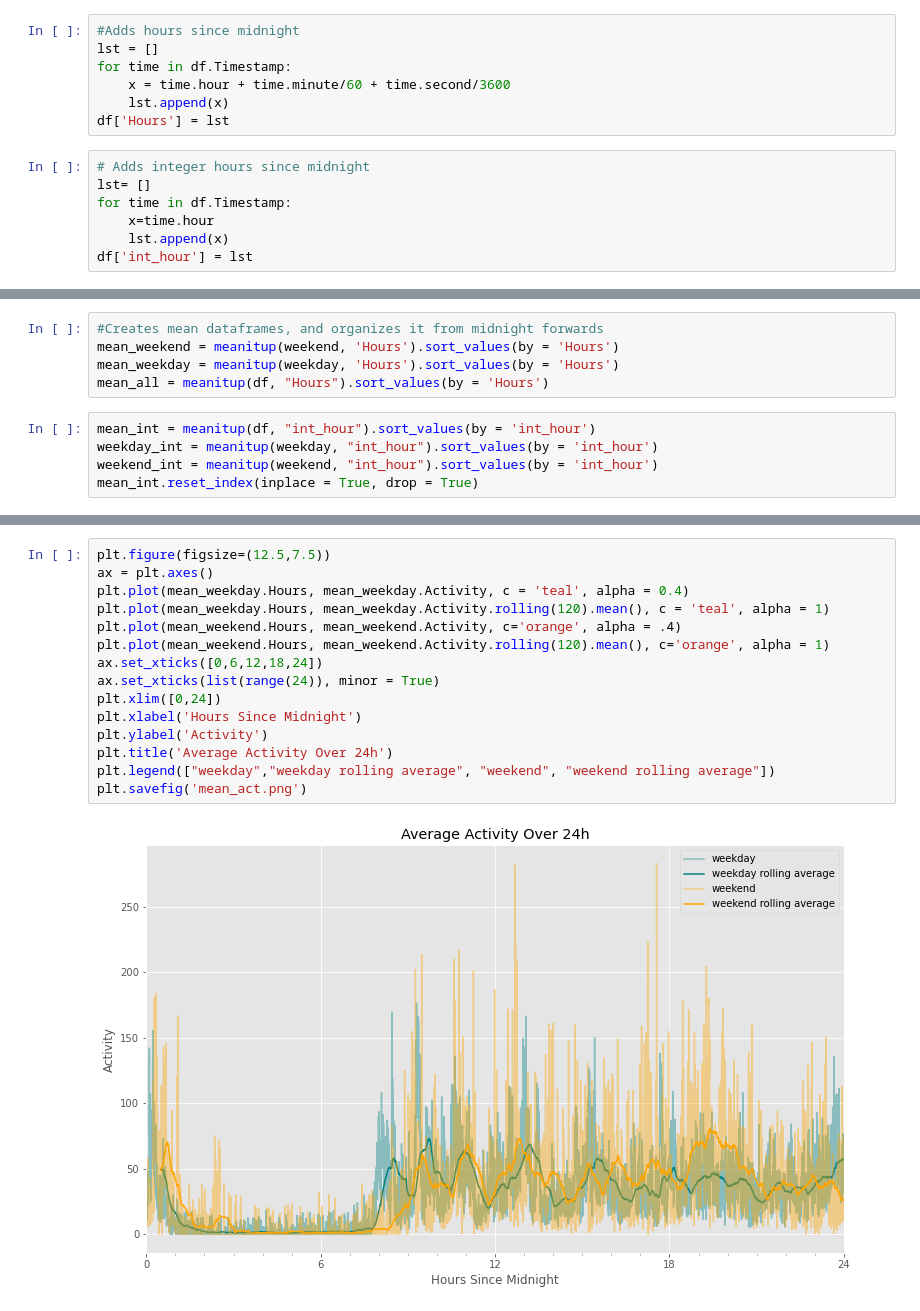
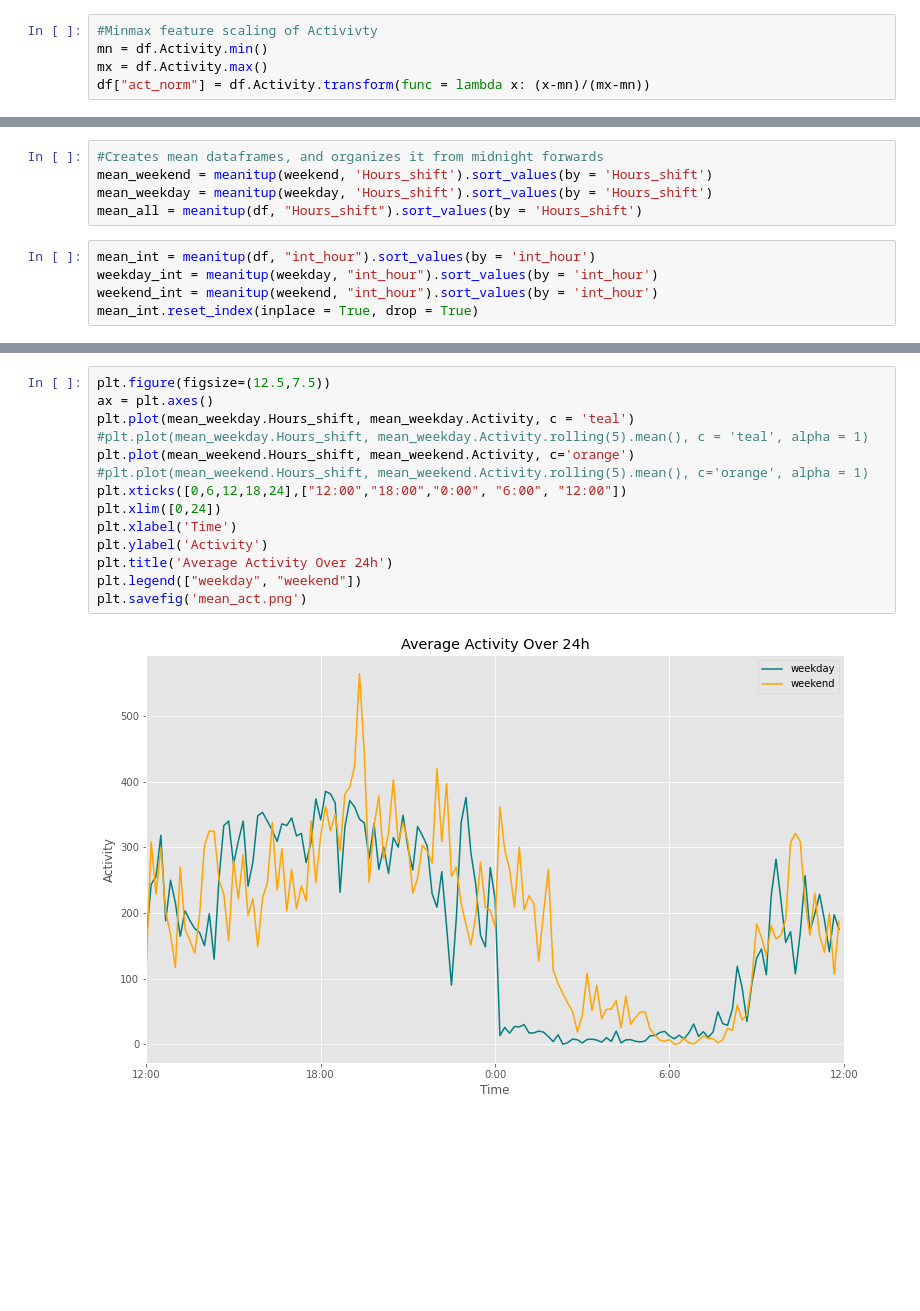
Before and after one commit to HForrest/Biol-422, a Jupyter notebook: Activity_analysis.ipynb, the cells around one changed output, grey strips where cells are left out. Saved outputs shown, nothing was run; the diff lists cells and outputs as text; blank space fills up the shorter version.

```diff
--- a/Activity_analysis.ipynb
+++ b/Activity_analysis.ipynb
@@ -29,17 +31,8 @@ df['Dayofweek'] = lst
-# %%
-#Adds hours since midnight
-lst = []
-for time in df.Timestamp:
-    x = time.hour + time.minute/60 + time.second/3600
-    lst.append(x)
-df['Hours'] = lst
-# %%
-# Adds integer hours since midnight
-lst= []
-for time in df.Timestamp:
-    x=time.hour
-    lst.append(x)
-df['int_hour'] = lst
+# %%
+#Minmax feature scaling of Activivty
+mn = df.Activity.min()
+mx = df.Activity.max()
+df["act_norm"] = df.Activity.transform(func = lambda x: (x-mn)/(mx-mn))
 # %%
 #Filters by day of week
 weekday = df.loc[df.Dayofweek <= 4]
@@ -75,9 +68,9 @@ def meanitup(df, label):
 Data was collected every 15 seconds. Data was first filtered by whenever it was collected in the weekday or weekend or not filtered at all. The mean of all datapoints from the same 15 seconds in each of these sets was taken, creating an "Average day" on the weekday, weekend, or all days.
 # %%
 #Creates mean dataframes, and organizes it from midnight forwards
-mean_weekend = meanitup(weekend, 'Hours').sort_values(by = 'Hours')
-mean_weekday = meanitup(weekday, 'Hours').sort_values(by = 'Hours')
-mean_all = meanitup(df, "Hours").sort_values(by = 'Hours')
+mean_weekend = meanitup(weekend, 'Hours_shift').sort_values(by = 'Hours_shift')
+mean_weekday = meanitup(weekday, 'Hours_shift').sort_values(by = 'Hours_shift')
+mean_all = meanitup(df, "Hours_shift").sort_values(by = 'Hours_shift')
 # %%
 mean_int = meanitup(df, "int_hour").sort_values(by = 'int_hour')
 weekday_int = meanitup(weekday, "int_hour").sort_values(by = 'int_hour')
@@ -89,17 +82,16 @@ This figure shows an actogram as well as a rolling average with a period of 30 m
 # %%
 plt.figure(figsize=(12.5,7.5))
 ax = plt.axes()
-plt.plot(mean_weekday.Hours, mean_weekday.Activity, c = 'teal', alpha = 0.4)
-plt.plot(mean_weekday.Hours, mean_weekday.Activity.rolling(120).mean(), c = 'teal', alpha = 1)
-plt.plot(mean_weekend.Hours, mean_weekend.Activity, c='orange', alpha = .4)
-plt.plot(mean_weekend.Hours, mean_weekend.Activity.rolling(120).mean(), c='orange', alpha = 1)
-ax.set_xticks([0,6,12,18,24])
-ax.set_xticks(list(range(24)), minor = True)
+plt.plot(mean_weekday.Hours_shift, mean_weekday.Activity, c = 'teal')
+#plt.plot(mean_weekday.Hours_shift, mean_weekday.Activity.rolling(5).mean(), c = 'teal', alpha = 1)
+plt.plot(mean_weekend.Hours_shift, mean_weekend.Activity, c='orange')
+#plt.plot(mean_weekend.Hours_shift, mean_weekend.Activity.rolling(5).mean(), c='orange', alpha = 1)
+plt.xticks([0,6,12,18,24],["12:00","18:00","0:00", "6:00", "12:00"])
 plt.xlim([0,24])
-plt.xlabel('Hours Since Midnight')
+plt.xlabel('Time')
 plt.ylabel('Activity')
 plt.title('Average Activity Over 24h')
-plt.legend(["weekday","weekday rolling average", "weekend", "weekend rolling average"])
+plt.legend(["weekday", "weekend"])
 plt.savefig('mean_act.png')
 # %% [output]
-[figure, old version]
+[figure, new version]
```
Also changed, not shown: parts of 18 cells of this notebook, 5 other files.
